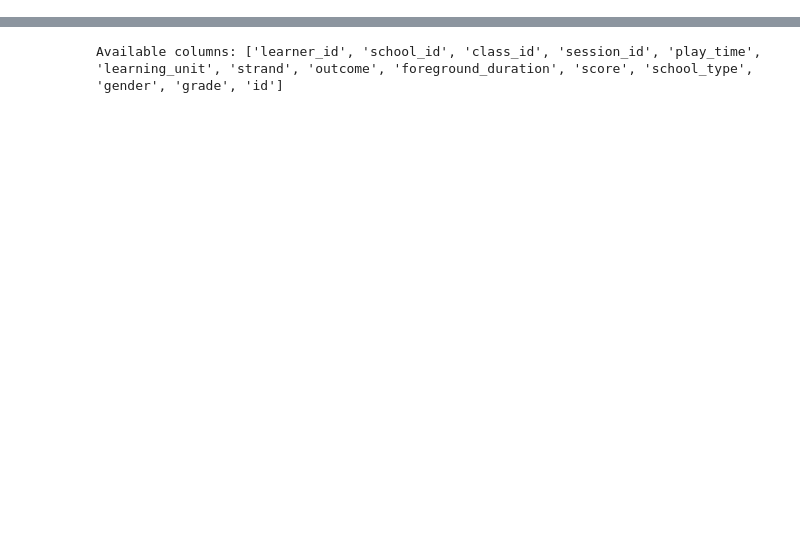
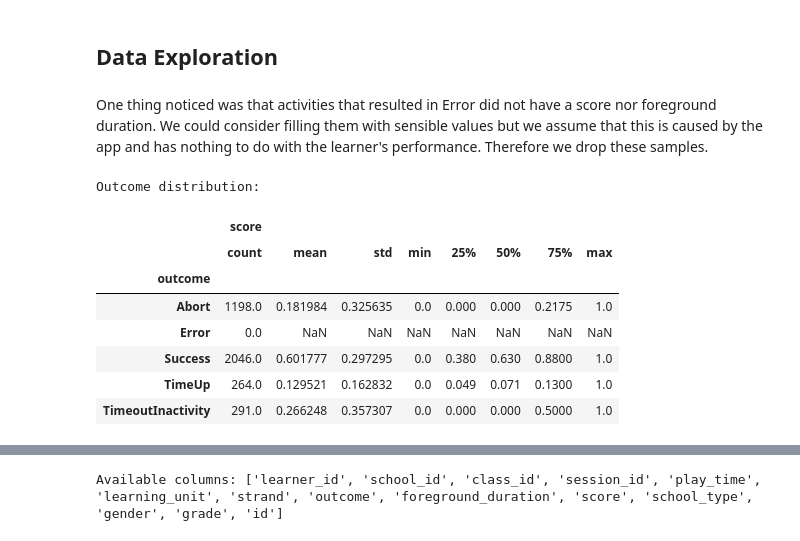
Before and after one commit to cesarrodrig/learner_evaluator, a Jupyter notebook: modeling/static_modeling.ipynb, the cells around one changed output, grey strips where cells are left out. Cells and saved outputs as stored; diff of their text form; code cells hidden in the pictures; blank space fills up the shorter version.

```diff
--- a/modeling/static_modeling.ipynb
+++ b/modeling/static_modeling.ipynb
@@ -19,3 +19,37 @@ from sklearn.model_selection import GridSearchCV
 from sklearn.preprocessing import LabelEncoder
 
 from app.constants import DATA_DIR, MODELS_DIR
+# %% [markdown]
+## Data Exploration
+# %%
+activity_df = pd.read_csv(DATA_DIR / "raw_learning_activity.csv")
+learner_df = pd.read_csv(DATA_DIR / "learner_details.csv")
+content_df = pd.read_csv(DATA_DIR / "content_description.csv")
+
+# rename columns to snake_case
+for df in [activity_df, learner_df, content_df]:
+    df.columns = df.columns.str.lower().str.replace(" ", "_")
+
+# parse comma separated ints from `foreground_duration` column
+activity_df.foreground_duration = activity_df.foreground_duration.str.replace(",", "").astype(int)
+
+activity_df.play_time = pd.to_datetime(activity_df.play_time)
+
+# remove leading and trailing whitespaces from `strand` and `learning_unit` column
+activity_df.strand = activity_df.strand.str.strip()
+activity_df.learning_unit = activity_df.learning_unit.str.strip()
+# %% [markdown]
+One thing noticed was that activities that resulted in Error did not have a score nor foreground duration. We could consider filling them with sensible values but we assume that this is caused by the app and has nothing to do with the learner's performance. Therefore we drop these samples.
+# %%
+print("Outcome distribution:")
+activity_df[["outcome", "score"]].groupby("outcome").describe()
+# %% [output]
+Outcome distribution:
+|  | score |  |  |  |  |  |  |  |
+|  | count | mean | std | min | 25% | 50% | 75% | max |
+| outcome |  |  |  |  |  |  |  |  |
+| Abort | 1198.0 | 0.181984 | 0.325635 | 0.0 | 0.000 | 0.000 | 0.2175 | 1.0 |
+| Error | 0.0 | NaN | NaN | NaN | NaN | NaN | NaN | NaN |
+| Success | 2046.0 | 0.601777 | 0.297295 | 0.0 | 0.380 | 0.630 | 0.8800 | 1.0 |
+| TimeUp | 264.0 | 0.129521 | 0.162832 | 0.0 | 0.049 | 0.071 | 0.1300 | 1.0 |
+| TimeoutInactivity | 291.0 | 0.266248 | 0.357307 | 0.0 | 0.000 | 0.000 | 0.5000 | 1.0 |
```
Also changed, not shown: parts of 47 cells of this notebook, 2 other files.
